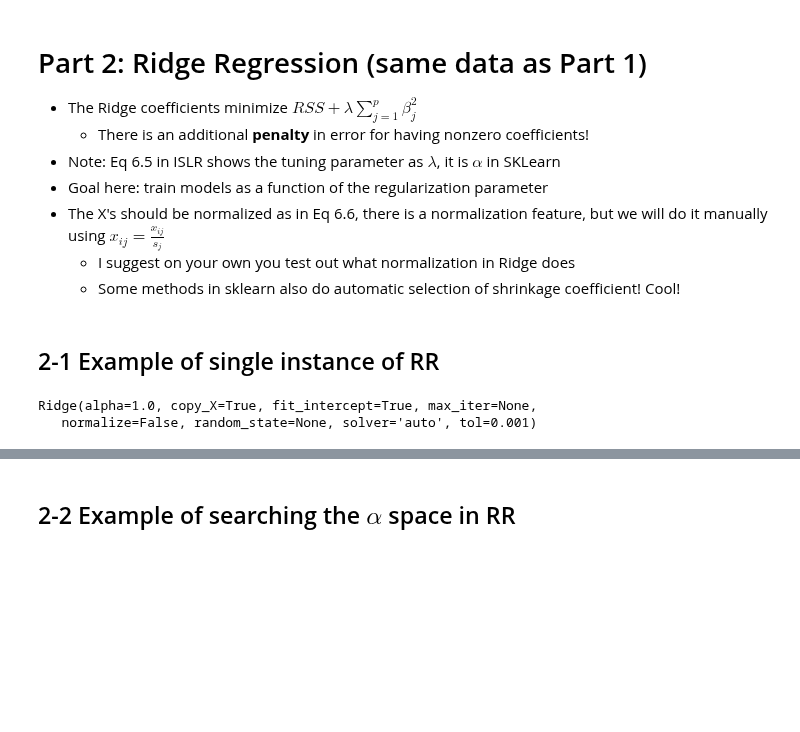
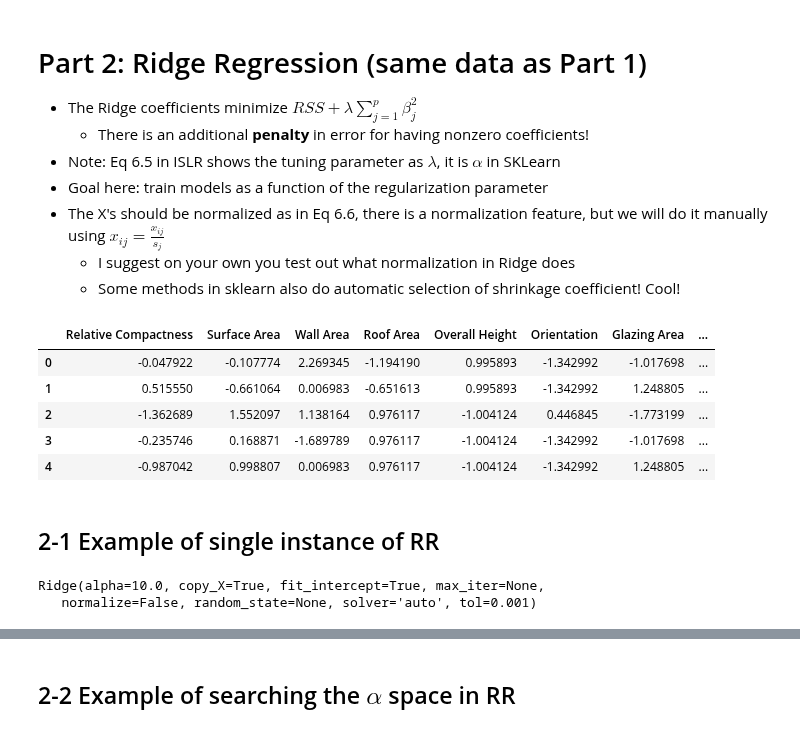
Before and after one commit to UWDIRECT/UWDIRECT.github.io, a Jupyter notebook: Wi19_content/DSMCER/L8_SubsetRegularization_filled.ipynb, the cells around one changed output, grey strips where cells are left out. Cells and saved outputs as stored; diff of their text form; code cells hidden in the pictures; blank space fills up the shorter version.

```diff
--- a/Wi19_content/DSMCER/L8_SubsetRegularization_filled.ipynb
+++ b/Wi19_content/DSMCER/L8_SubsetRegularization_filled.ipynb
@@ -119,12 +126,21 @@ test_normalized=test/test.std()
+# %%
+test_normalized.head()
+# %% [output]
+|  | Relative Compactness | Surface Area | Wall Area | Roof Area | Overall Height | Orientation | Glazing Area | ... |
+| 0 | -0.047922 | -0.107774 | 2.269345 | -1.194190 | 0.995893 | -1.342992 | -1.017698 | ... |
+| 1 | 0.515550 | -0.661064 | 0.006983 | -0.651613 | 0.995893 | -1.342992 | 1.248805 | ... |
+| 2 | -1.362689 | 1.552097 | 1.138164 | 0.976117 | -1.004124 | 0.446845 | -1.773199 | ... |
+| 3 | -0.235746 | 0.168871 | -1.689789 | 0.976117 | -1.004124 | -1.342992 | -1.017698 | ... |
+| 4 | -0.987042 | 0.998807 | 0.006983 | 0.976117 | -1.004124 | -1.342992 | 1.248805 | ... |
 # %% [markdown]
 ## 2-1 Example of single instance of RR
 # %%
 heat_ridge=Ridge()
-a=1e0
+a=1e1
 heat_ridge.set_params(alpha=a)
 heat_ridge.fit(train_normalized[train.columns.values[0:8]],train_normalized[train.columns.values[8]])
 # %% [output]
-Ridge(alpha=1.0, copy_X=True, fit_intercept=True, max_iter=None,
+Ridge(alpha=10.0, copy_X=True, fit_intercept=True, max_iter=None,
    normalize=False, random_state=None, solver='auto', tol=0.001)
 # %%
 print (mean_squared_error(train_normalized[train.columns.values[8]],heat_ridge.predict(
```
Also changed, not shown: parts of 7 cells of this notebook, 6 other files.
